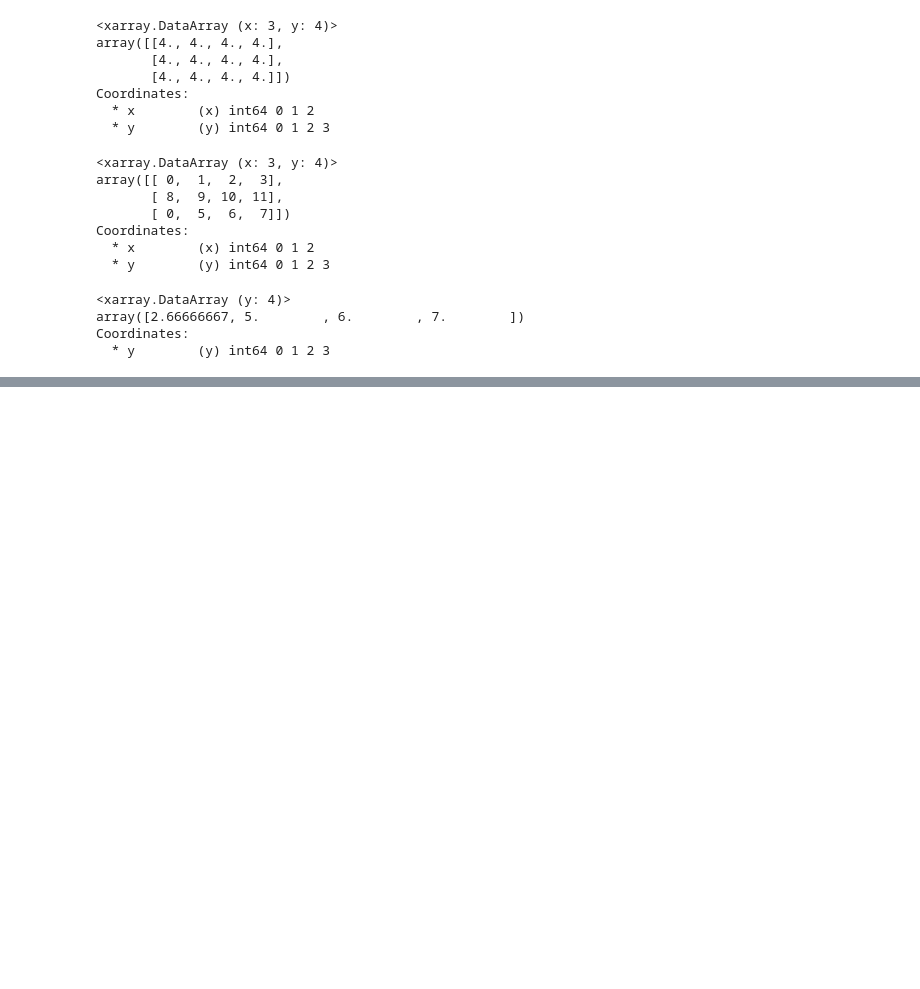
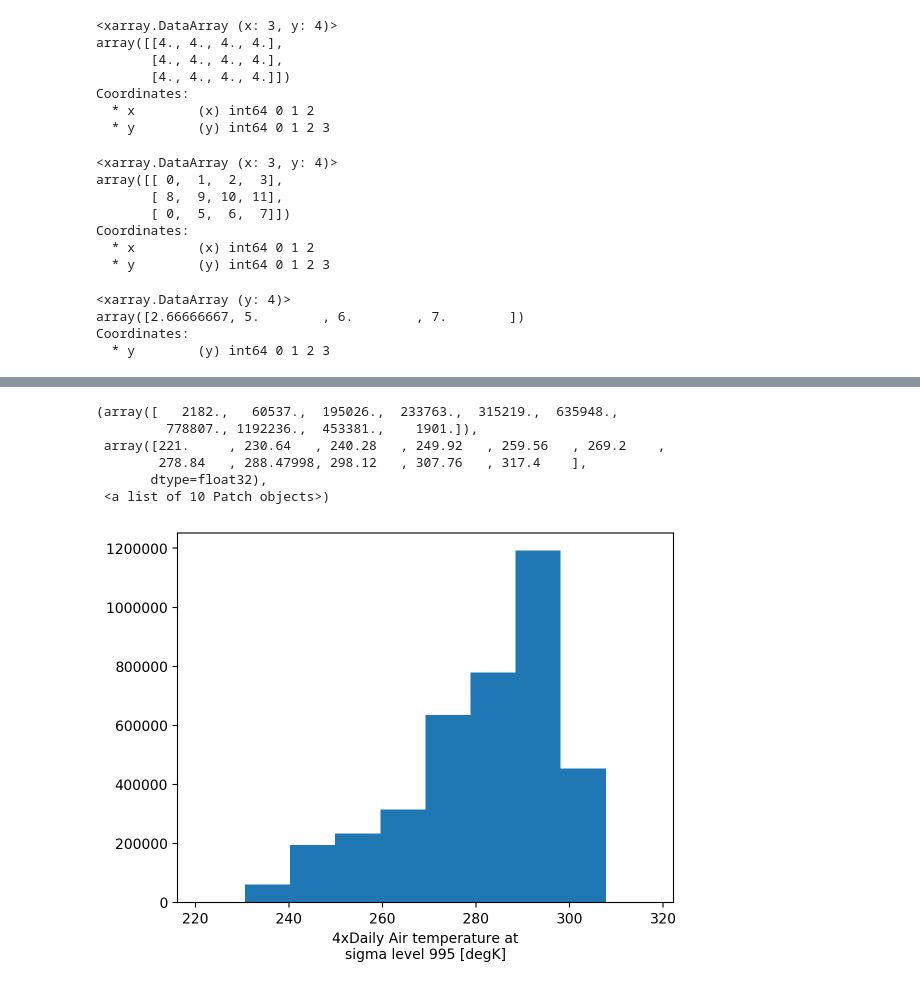
Before and after one commit to Paaprikaa/xarray, a Jupyter notebook: Xarray.ipynb, the cells around one changed output, grey strips where cells are left out. Drawn from its saved outputs; the diff is of its cells as text; code cells hidden in the pictures; blank space fills up the shorter version.

Commit message:
visualization and plotting

```diff
--- a/Xarray.ipynb
+++ b/Xarray.ipynb
@@ -351,3 +354,7 @@ example.mean(dim = "x")
 array([2.66666667, 5.        , 6.        , 7.        ])
 Coordinates:
   * y        (y) int64 0 1 2 3
+# %%
+# dataset utilizado en visualización
+atg = xr.tutorial.open_dataset("air_temperature_gradient")
+atg
@@ -353,0 +410,10 @@ Coordinates:
+# %%
+atg.Tair.plot()
+# %% [output]
+(array([   2182.,   60537.,  195026.,  233763.,  315219.,  635948.,
+         778807., 1192236.,  453381.,    1901.]),
+ array([221.     , 230.64   , 240.28   , 249.92   , 259.56   , 269.2    ,
+        278.84   , 288.47998, 298.12   , 307.76   , 317.4    ],
+       dtype=float32),
+ <a list of 10 Patch objects>)
+[figure, added]
```
Also changed, not shown: parts of 26 cells of this notebook, 1 other file.
